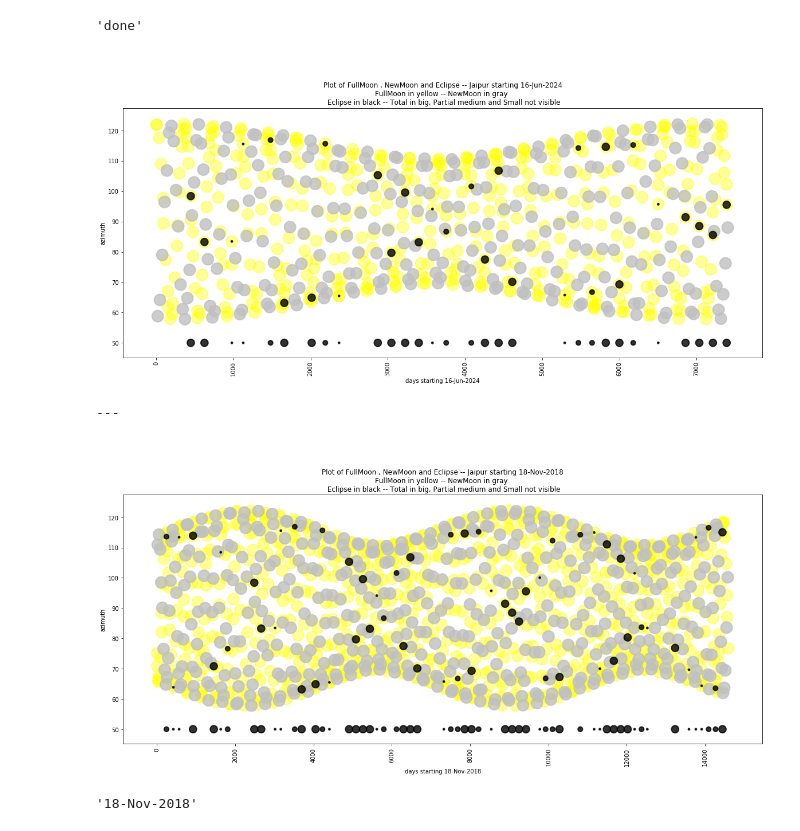
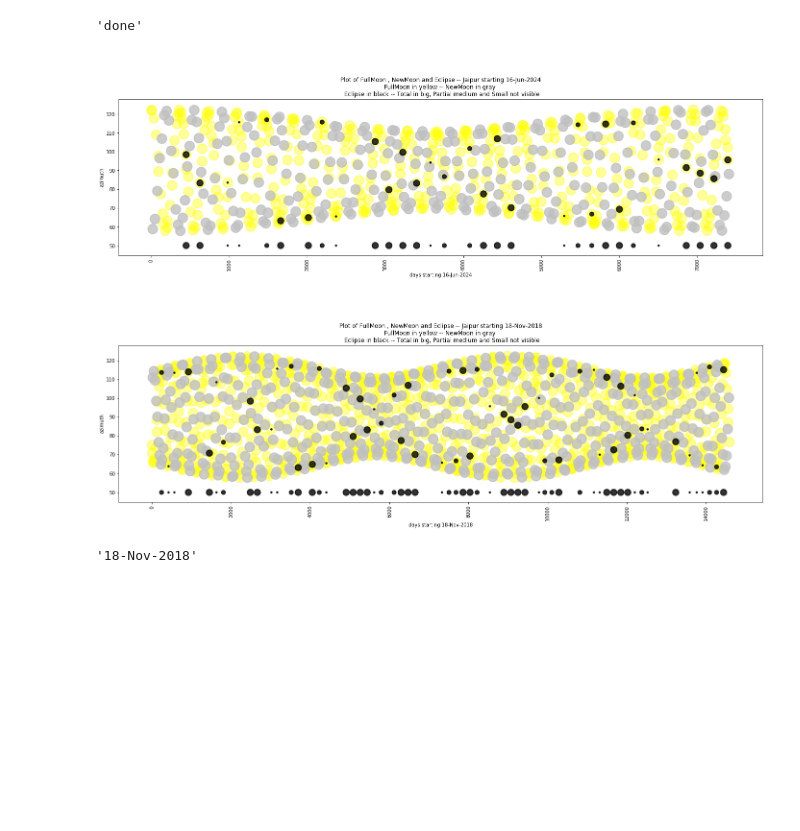
Before and after one commit to suchakr/sandbox, a Jupyter notebook: dp_sarpa.ipynb, the cells around one changed output. Drawn from its saved outputs; the diff is of its cells as text; code cells hidden in the pictures; blank space fills up the shorter version.

```diff
--- a/dp_sarpa.ipynb
+++ b/dp_sarpa.ipynb
@@ -141,7 +141,7 @@ def do_plot(az_df):
   # Change color with c and alpha. I map the color to the X axis value.
   #plt.scatter(x, y, s=z*20, c=x, cmap="Blues", alpha=0.4, edgecolors="grey", linewidth=2)
 
-  plt.figure(figsize=(20,8))
+  plt.figure(figsize=(24,6))
   plt.scatter(day, az, s=fm**1.3, alpha=0.4, color="yellow", edgecolors="yellow", linewidth=2)
   plt.scatter(day, az, s=nm**1.3, alpha=0.8, color="silver", edgecolors="silver", linewidth=2)
   plt.scatter(day, az, s=ec**1.3, alpha=0.8, color="black", edgecolors="black", linewidth=2)
@@ -149,37 +149,35 @@ def do_plot(az_df):
   plt.xlabel("days starting " + az_df.index[0])
   plt.ylabel("azimuth")
   plt.xticks( rotation='vertical')
   plt.title(
       ("\n\n\nPlot of FullMoon , NewMoon and Eclipse -- %s starting %s\n" % ('Jaipur' , az_df.index[0] ) )
       + "FullMoon in yellow -- NewMoon in gray \n Eclipse in black -- Total in big, Partial medium and Small not visible"
   )
   plt.show()
 
   if ( False):
     kaz_df = az_df[az_df.Paksha == 'Krishna']
     saz_df = az_df[az_df.Paksha == 'Shukla']
     kph = kaz_df.loc[:,'Phase']
     sph = saz_df.loc[:,'Phase']
     kaz = kaz_df.loc[:,'Az']
     saz= saz_df.loc[:,'Az']
     kday = kaz_df.loc[:,'days']
     sday = saz_df.loc[:,'days']
     plt.figure(figsize=(20,8))
     plt.scatter(kday, kaz, s=kph**1.2, alpha=0.4, color='lightcyan', edgecolors="grey", linewidth=2)
     plt.scatter(sday, saz, s=sph**1.2, alpha=0.4, color='yellow', edgecolors="grey", linewidth=2)
     plt.xlabel("azimuth")
     plt.ylabel("days")
     plt.xticks(rotation='vertical')
     plt.title("all phases")
     plt.show()
 
 do_plot(az_df_one_standstill)
-print ("---")
 do_plot(az_df_all)
 # %% [output]
-[figure, old version]
+[figure, new version]
----
-[figure, old version]
+[figure, new version]
 # %%
 az_df_all.index[0]
 # %% [output]
```
